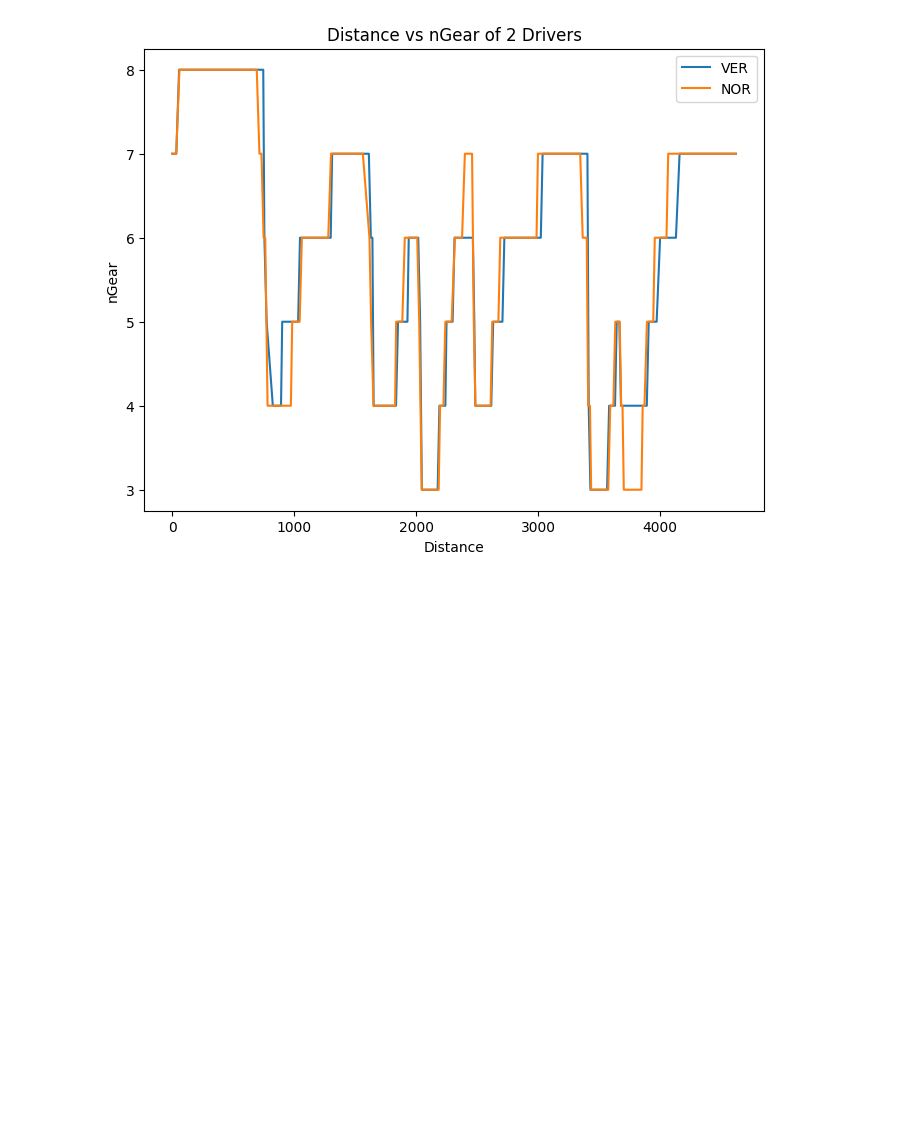
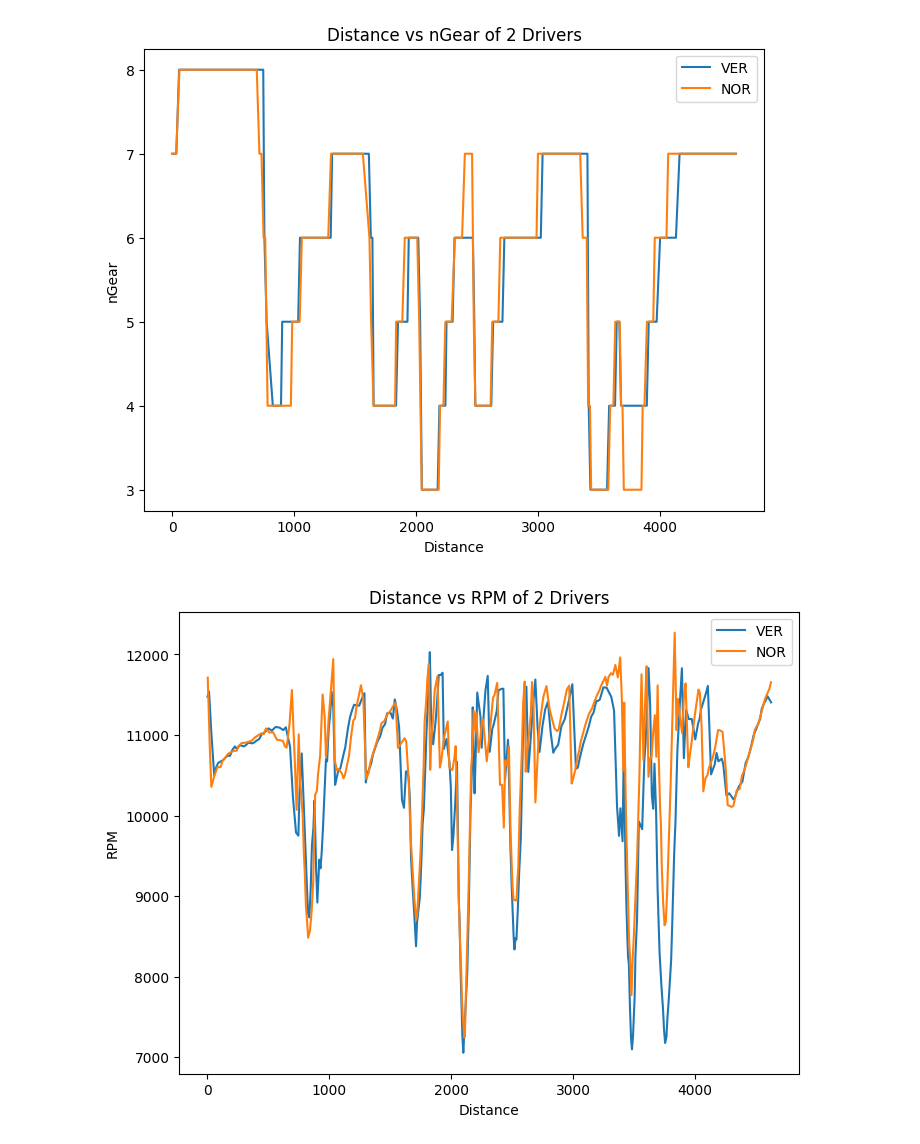
Before and after one commit to Mohandas-KJ/Slipstream-F1, a Jupyter notebook: 2026_Barcelona_GP/notebooks/03_telemetry_analysis.ipynb, the cells around one changed output. Drawn from its saved outputs; the diff is of its cells as text; code cells hidden in the pictures; blank space fills up the shorter version.

Commit message:
Add RPM plotting function and show plot for distance vs nGear
- Added a new function  to visualize RPM against distance for drivers.
- Included a call to the existing  function to display the plot.

```diff
--- a/2026_Barcelona_GP/notebooks/03_telemetry_analysis.ipynb
+++ b/2026_Barcelona_GP/notebooks/03_telemetry_analysis.ipynb
@@ -167,3 +167,8 @@ slpolt.plot_dist_throttle([ver_tel,nor_tel],["VER","NOR"])
 slpolt.plot_dist_ngear([ver_tel,nor_tel],["VER","NOR"])
 # %% [output]
 [figure]
+# %%
+# Plotting Distance vs RPM of Drivers
+slpolt.plot_dist_rpms([ver_tel,nor_tel],["VER","NOR"])
+# %% [output]
+[figure, added]
```
Also changed, not shown: 1 other file.
